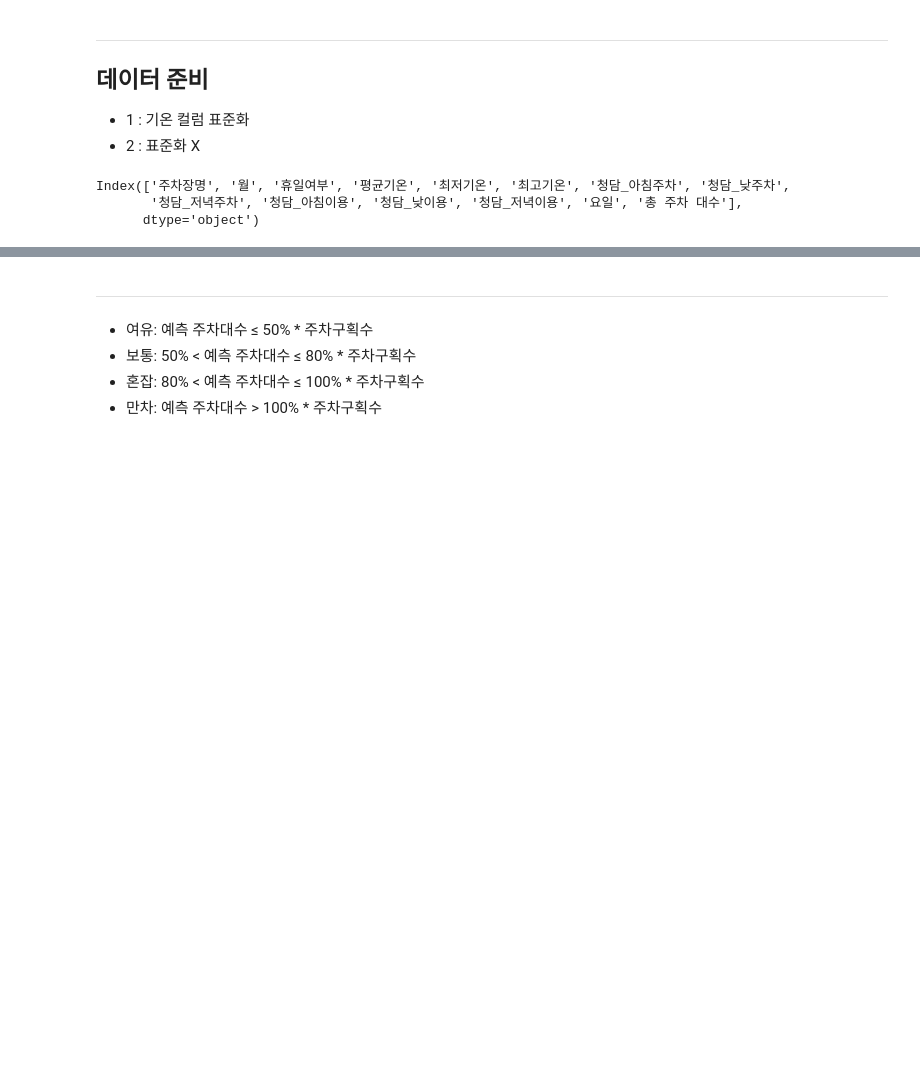
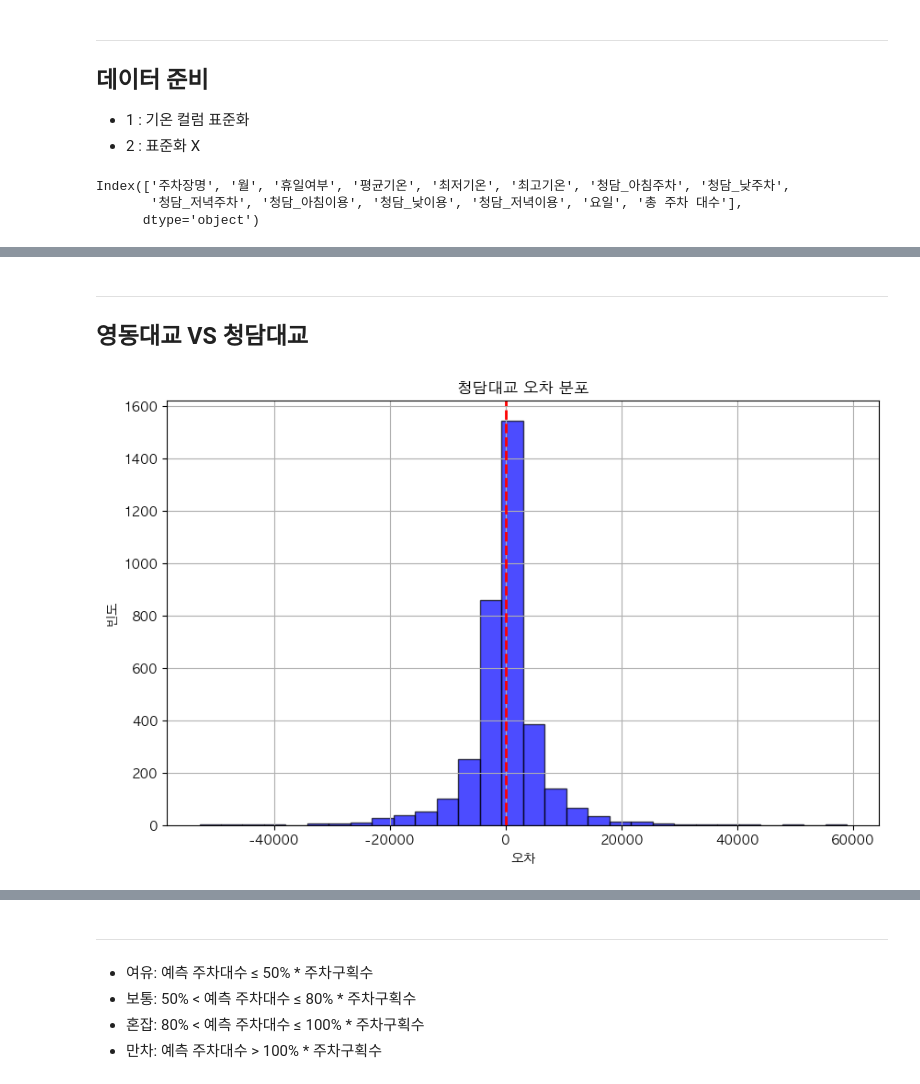
Before and after one commit to terryhyuk/HanGang_Mate, a Jupyter notebook: Python/DataAnalysis/seob/뚝섬2회차..ipynb, the cells around one changed output, grey strips where cells are left out. Saved outputs shown, nothing was run; the diff lists cells and outputs as text; code cells hidden in the pictures; blank space fills up the shorter version.

```diff
--- a/Python/DataAnalysis/seob/뚝섬2회차..ipynb
+++ b/Python/DataAnalysis/seob/뚝섬2회차..ipynb
@@ -1345,0 +1308,2 @@ df_C['']
+# %%
+df_C_dummies = pd.get_dummies(df_C[['월','요일','주차장명','휴일여부','년도','최고기온']])
@@ -1345,0 +1326,16 @@ df_C['']
+# %%
+
+#  일반 feature
+df_C_dummies
+
+
+# Target
+df_C_Target=df_C[['청담_아침이용','청담_낮이용','청담_저녁이용']]
+# %%
+# train, Target 분리
+cx_train, cx_test, cy_train,cy_test = train_test_split(
+                                                    df_C_dummies,
+                                                    df_C_Target,
+                                                    random_state=42,
+                                                    test_size=0.3
+)
@@ -1345,0 +1358,9 @@ df_C['']
+# %%
+# 랜덤포레스트
+rf_regressor = RandomForestRegressor(random_state=42)
+
+# MultiOutputRegressor
+multi_output_rf = MultiOutputRegressor(rf_regressor)
+
+# 모델 학습
+multi_output_rf.fit(cx_train, cy_train)
@@ -1345,0 +1566,19 @@ df_C['']
+# %% [markdown]
+----------------
+## 영동대교 VS 청담대교
+# %%
+fig = plt.figure(figsize=(10,6))
+
+# 테스트 세트에 대한 실제값과 예측값의 차이(오차) 계산
+cerrors = cy_test - cy_pred
+
+# 오차 분포 시각화
+plt.hist(cerrors.values.flatten(), bins=30, alpha=0.7, color='blue', edgecolor='black')
+plt.title('청담대교 오차 분포')
+plt.xlabel('오차')
+plt.ylabel('빈도')
+plt.axvline(0, color='red', linestyle='dashed', linewidth=2)
+plt.grid(True)
+plt.show()
+# %% [output]
+[figure, added]
```
Also changed, not shown: parts of 60 cells of this notebook, 1 other file.
